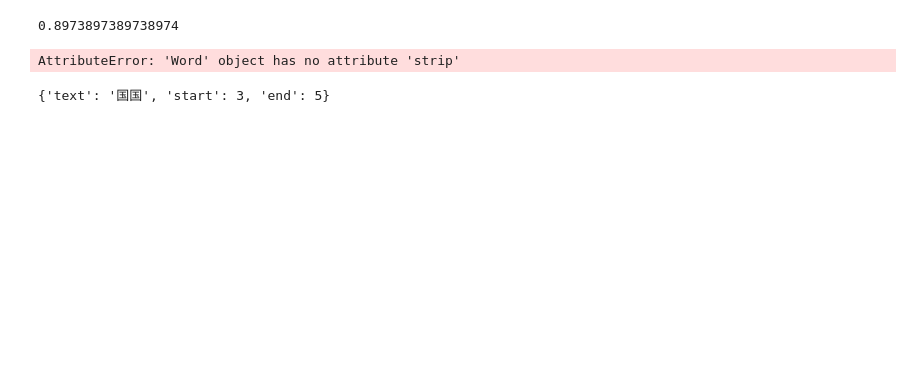
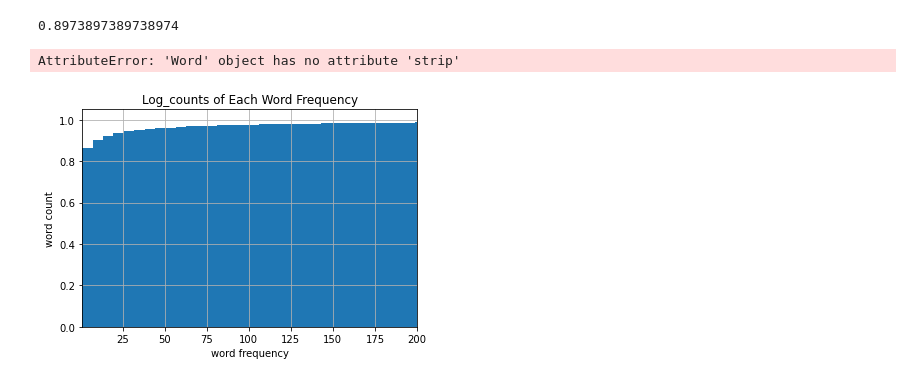
Before and after one commit to Yunnglin/GeoQA, a Jupyter notebook: jupyter_notes/plot_counter.ipynb, the cells around one changed output. Saved outputs shown, nothing was run; the diff lists cells and outputs as text; code cells hidden in the pictures; blank space fills up the shorter version.

```diff
--- a/jupyter_notes/plot_counter.ipynb
+++ b/jupyter_notes/plot_counter.ipynb
@@ -110,9 +117,25 @@ words[0].strip('国')
 words[0]
 # %% [output]
 AttributeError: 'Word' object has no attribute 'strip'
-# %%
-word = Word('中中国国',1,5)
-word.strip('中中')
-print(word)
-# %% [output]
-{'text': '国国', 'start': 3, 'end': 5}
+# %%
+data_path = '../data/all_kng_kb/kb_word_count.json'
+data = read_json(data_path)
+word = np.array(list(data.values()),dtype=int)
+
+# plt.hist(word,bins=2000,log=True, cumulative=False)
+plt.hist(word,bins=2000,log=False, cumulative=True,density=True)
+plt.xlim(1,200)
+x_major_locator = MultipleLocator(50)
+
+ax=plt.gca()
+#ax为两条坐标轴的实例
+# ax.xaxis.set_major_locator(x_major_locator)
+# ax.yaxis.set_major_locator(MultipleLocator(0.1))
+plt.title("Log_counts of Each Word Frequency")
+plt.grid()
+plt.xlabel("word frequency")
+plt.ylabel("word count")
+# plt.savefig('../result/figures/count_word_cum_freq.png')
+plt.show()
+# %% [output]
+[figure, added]
```
Also changed, not shown: parts of 1 cell of this notebook, 3 other files.
